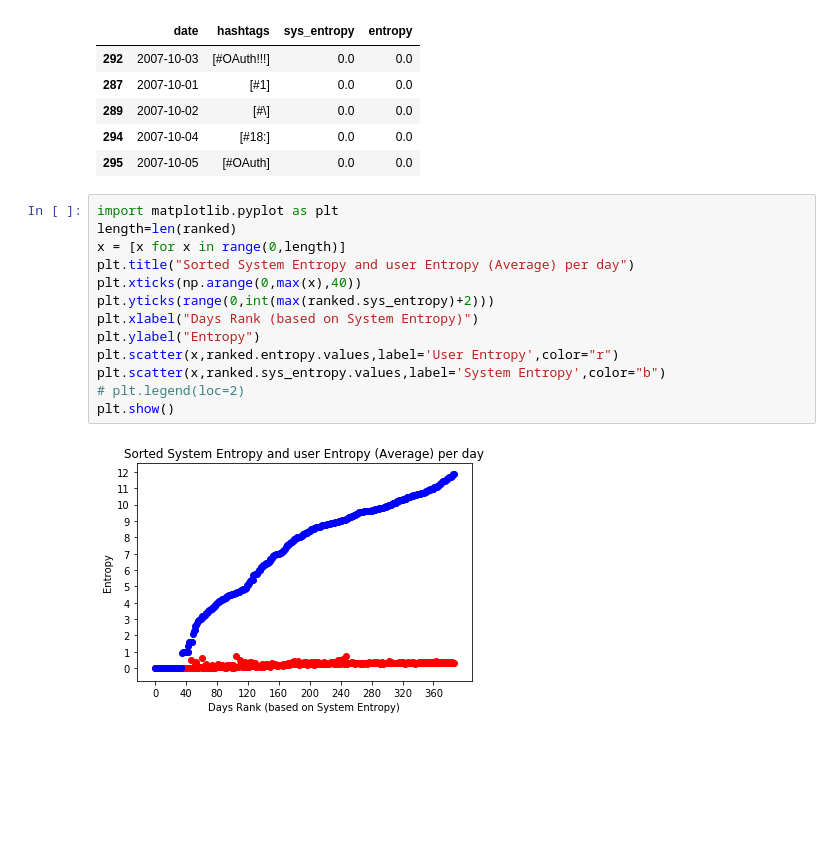
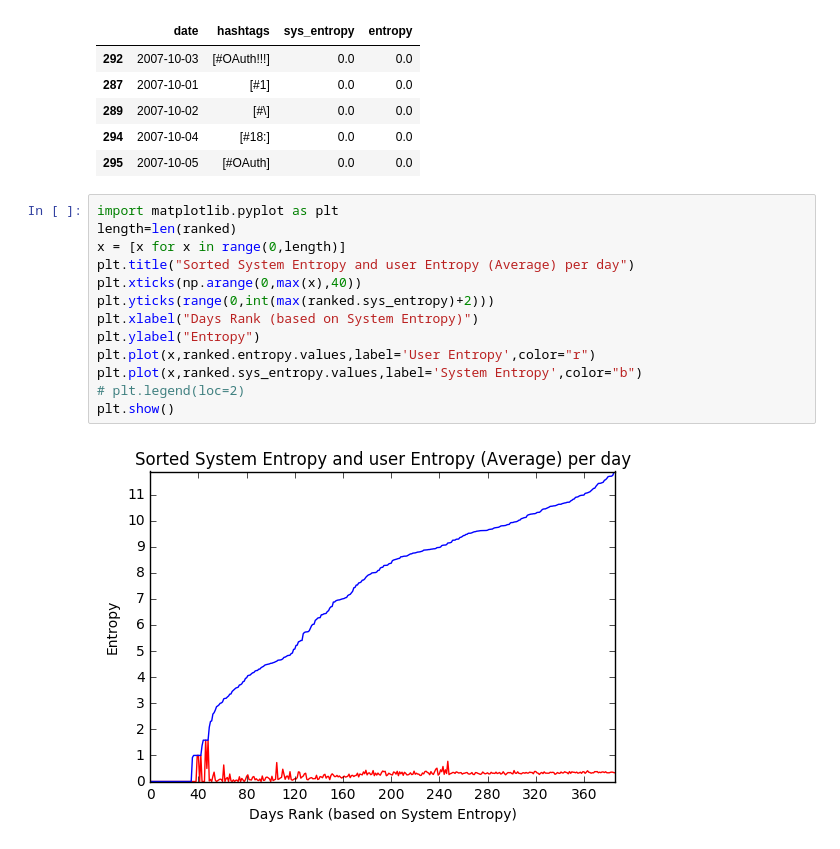
Before and after one commit to WeStCoastSlavs/quebec, a Jupyter notebook: working_dir/assignment_10/assignment_10.ipynb, the cells around one changed output. Drawn from its saved outputs; the diff is of its cells as text; blank space fills up the shorter version.

```diff
--- a/working_dir/assignment_10/assignment_10.ipynb
+++ b/working_dir/assignment_10/assignment_10.ipynb
@@ -272,15 +260,15 @@ ranked.head()
 # %%
 import matplotlib.pyplot as plt
 length=len(ranked)
 x = [x for x in range(0,length)]
 plt.title("Sorted System Entropy and user Entropy (Average) per day")
 plt.xticks(np.arange(0,max(x),40))
 plt.yticks(range(0,int(max(ranked.sys_entropy)+2)))
 plt.xlabel("Days Rank (based on System Entropy)")
 plt.ylabel("Entropy")
-plt.scatter(x,ranked.entropy.values,label='User Entropy',color="r")
-plt.scatter(x,ranked.sys_entropy.values,label='System Entropy',color="b")
+plt.plot(x,ranked.entropy.values,label='User Entropy',color="r")
+plt.plot(x,ranked.sys_entropy.values,label='System Entropy',color="b")
 # plt.legend(loc=2)
 plt.show()
 # %% [output]
-[figure, old version]
+[figure, new version]
```
Also changed, not shown: parts of 3 cells of this notebook, 2 other files.
